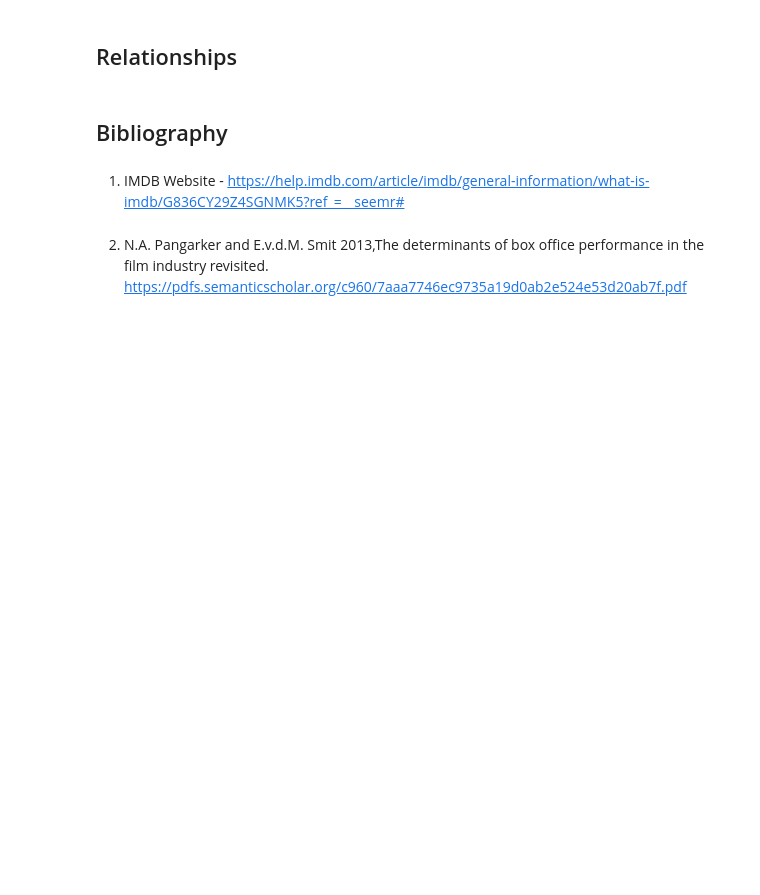
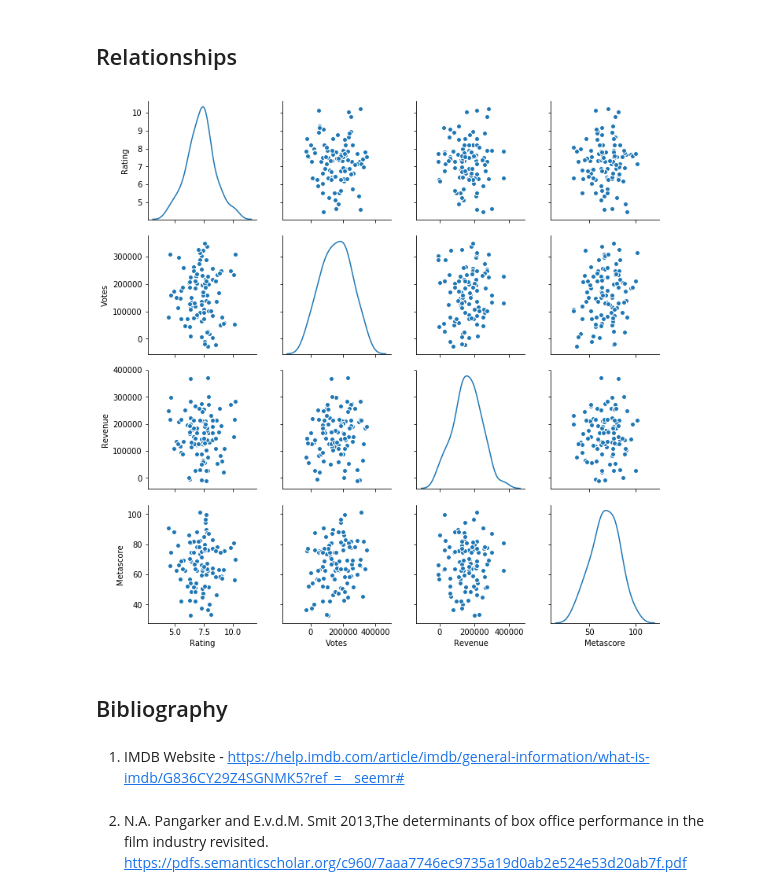
Before and after one commit to donalcarr/DC_Real-World-Simulation, a Jupyter notebook: Project 2018 - Simulation Movies.ipynb, the cells around one changed output. Cells and saved outputs as stored; diff of their text form; code cells hidden in the pictures; blank space fills up the shorter version.

```diff
--- a/Project 2018 - Simulation Movies.ipynb
+++ b/Project 2018 - Simulation Movies.ipynb
@@ -97,0 +86,3 @@ moviedf.describe()
+# %%
+pa.set_option('display.float_format', lambda x: '%.0f' % x)
+moviedf.describe()
@@ -197,7 +184,7 @@ sns.distplot(m,hist_kws={"rwidth" :.95},kde_kws={"color": "k", "lw": 3,})
 # %%
 SimData = pa.DataFrame({
            'Rating': r,
-           'Votes': s,
+           'Votes': v,
            'Revenue': rev,
            'Metascore': m},
             columns = ['Rating','Votes','Revenue','Metascore'])
@@ -225,5 +193,9 @@ SimData.round(0)
 # %% [markdown]
 ## Relationships
+# %%
+ sm = sns.pairplot(SimData, diag_kind="kde")
+# %% [output]
+[figure, added]
 # %% [markdown]
 ## Bibliography
 # %% [markdown]
```
Also changed, not shown: parts of 21 cells of this notebook.
